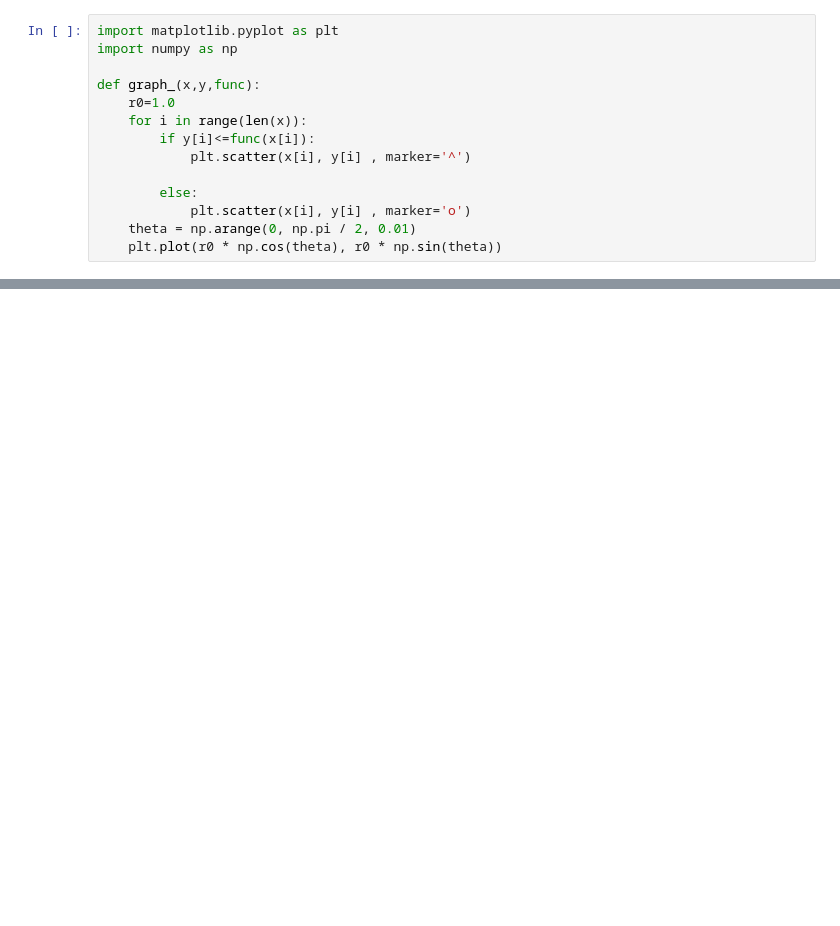
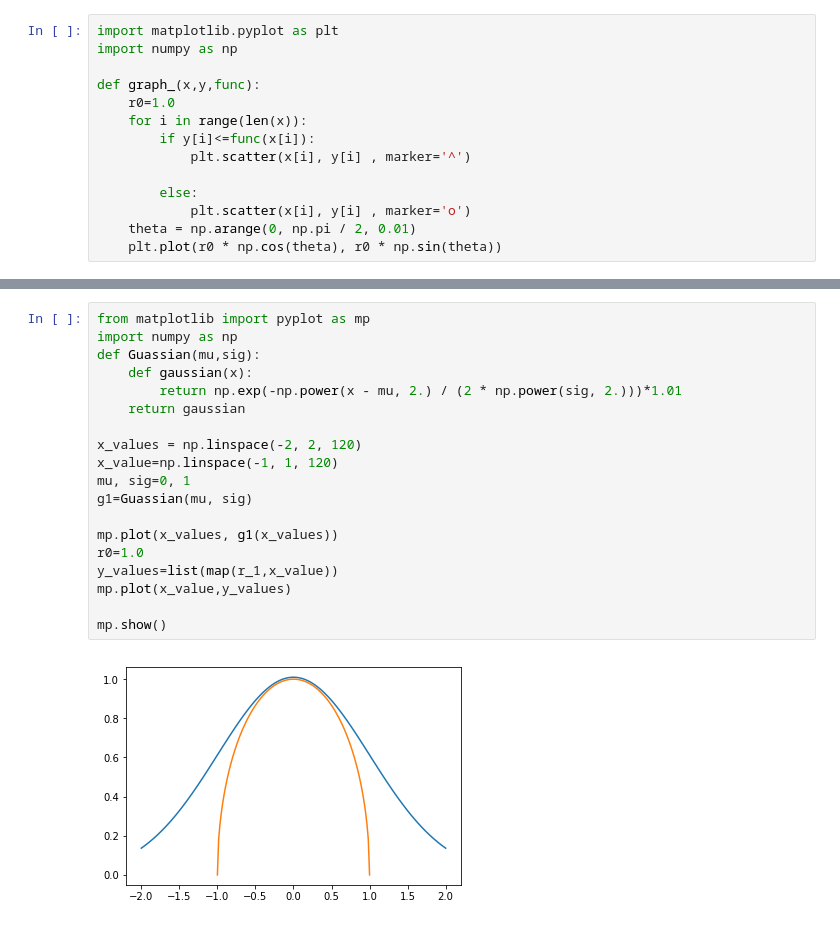
Before and after one commit to kindasad/gudnite, a Jupyter notebook: Research_problem.ipynb, the cells around one changed output, grey strips where cells are left out. Cells and saved outputs as stored; diff of their text form; blank space fills up the shorter version.

```diff
--- a/Research_problem.ipynb
+++ b/Research_problem.ipynb
@@ -91,0 +89,21 @@ plt.plot(x_N,y_N)
+# %%
+from matplotlib import pyplot as mp
+import numpy as np
+def Guassian(mu,sig):
+    def gaussian(x):
+        return np.exp(-np.power(x - mu, 2.) / (2 * np.power(sig, 2.)))*1.01
+    return gaussian
+
+x_values = np.linspace(-2, 2, 120)
+x_value=np.linspace(-1, 1, 120)
+mu, sig=0, 1
+g1=Guassian(mu, sig)
+
+mp.plot(x_values, g1(x_values))
+r0=1.0
+y_values=list(map(r_1,x_value))
+mp.plot(x_value,y_values)
+
+mp.show()
+# %% [output]
+[figure, added]
```
Also changed, not shown: parts of 9 cells of this notebook, 1 other file.
